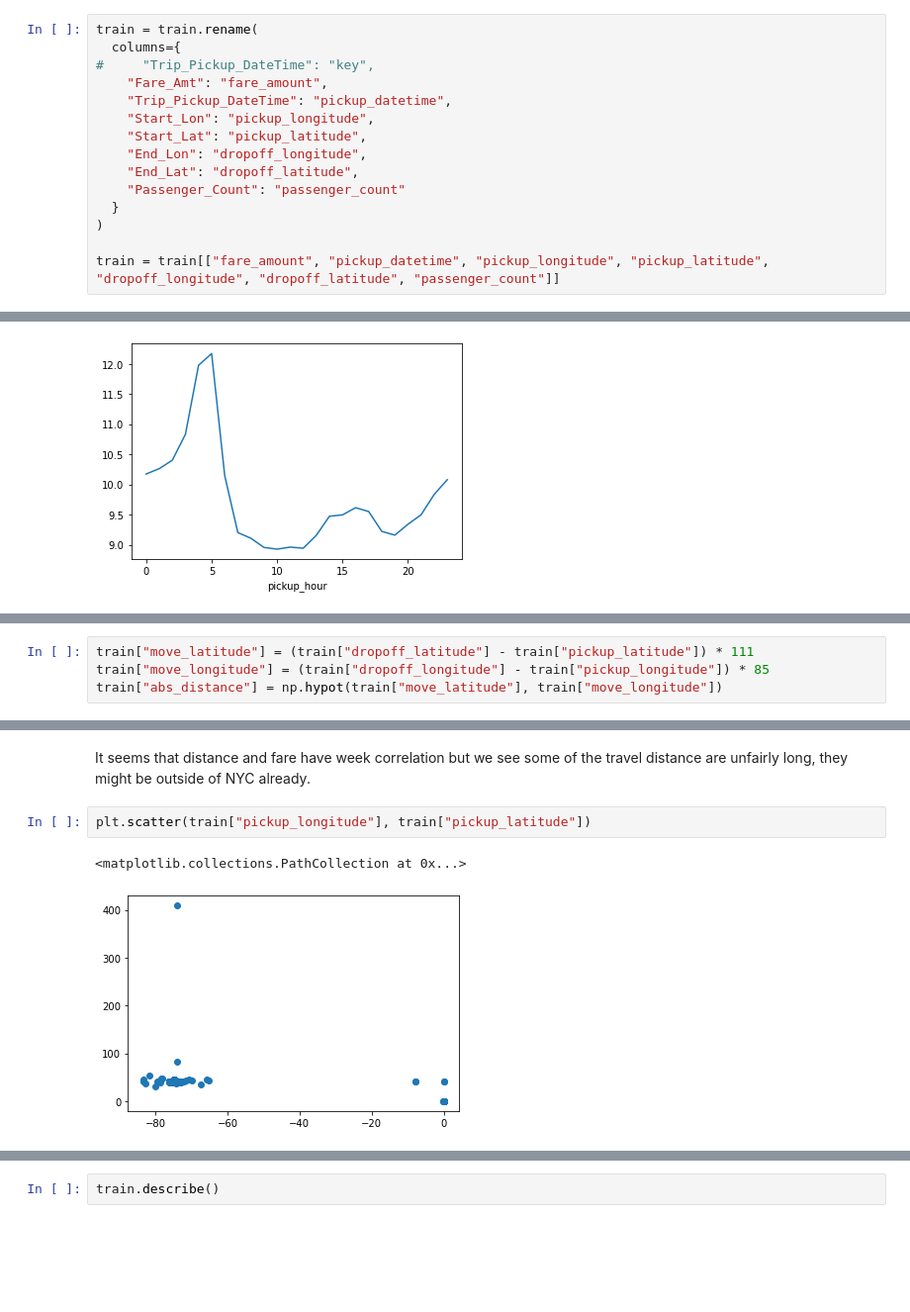
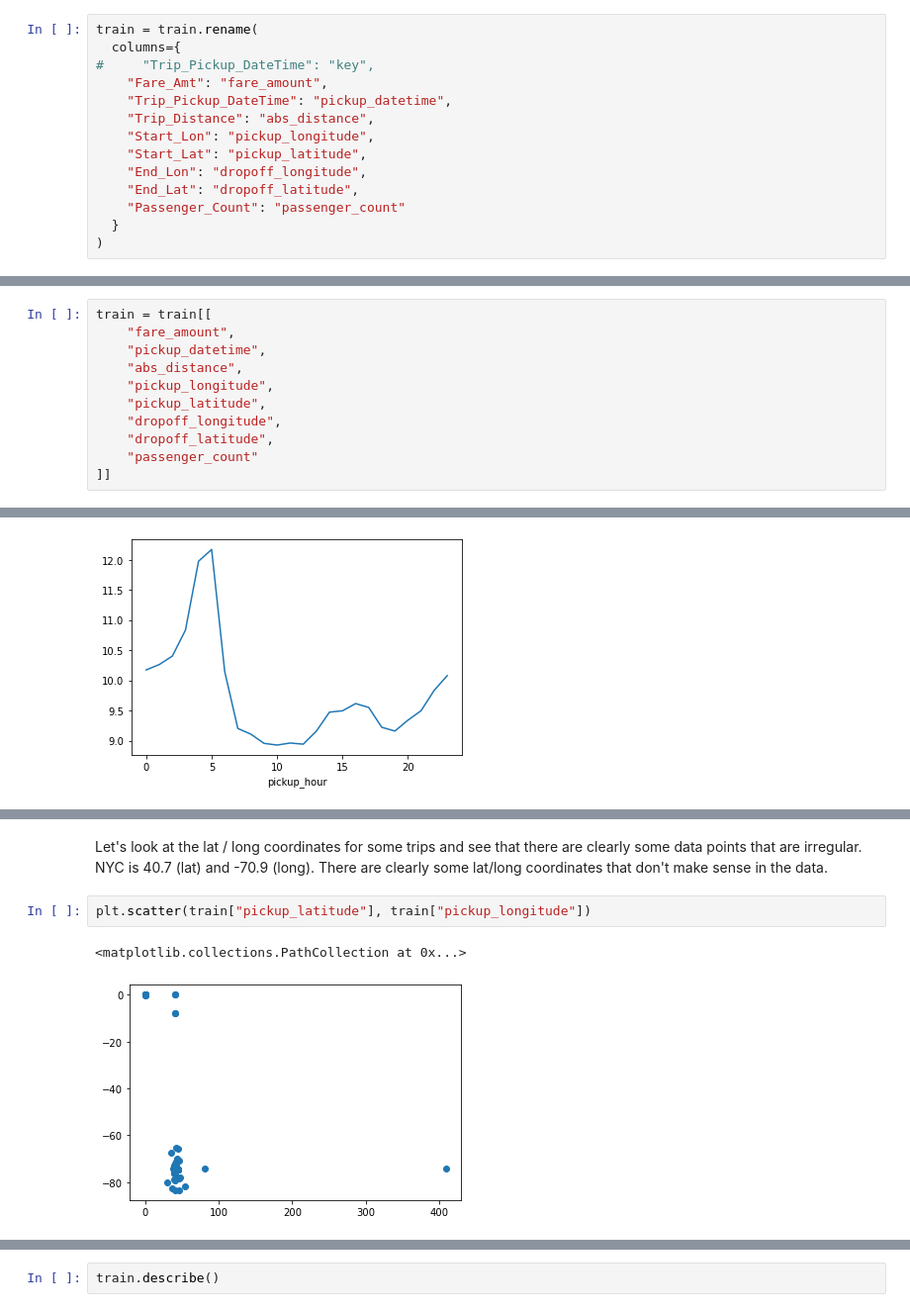
Before and after one commit to MrPowers/coiled, a Jupyter notebook: ny_taxi_fare_prediction.ipynb, the cells around one changed output, grey strips where cells are left out. Shown at 99% size. Cells and saved outputs as stored; diff of their text form; blank space fills up the shorter version.

```diff
--- a/ny_taxi_fare_prediction.ipynb
+++ b/ny_taxi_fare_prediction.ipynb
@@ -49,6 +39,7 @@ train = train.rename(
 #     "Trip_Pickup_DateTime": "key",
     "Fare_Amt": "fare_amount",
     "Trip_Pickup_DateTime": "pickup_datetime",
+    "Trip_Distance": "abs_distance",
     "Start_Lon": "pickup_longitude",
     "Start_Lat": "pickup_latitude",
     "End_Lon": "dropoff_longitude",
@@ -56,5 +47,3 @@ train = train.rename(
     "Passenger_Count": "passenger_count"
   }
 )
-
-train = train[["fare_amount", "pickup_datetime", "pickup_longitude", "pickup_latitude", "dropoff_longitude", "dropoff_latitude", "passenger_count"]]
@@ -79,3 +50,14 @@ train
+# %%
+train = train[[
+    "fare_amount",
+    "pickup_datetime",
+    "abs_distance",
+    "pickup_longitude",
+    "pickup_latitude",
+    "dropoff_longitude",
+    "dropoff_latitude",
+    "passenger_count"
+]]
 # %% [markdown]
 ## Exploratory Data Analysis
 # %%
@@ -157,4 +101,0 @@ Next we are curious about to what extent travel distance is relevent to taxi far
-# %%
-train["move_latitude"] = (train["dropoff_latitude"] - train["pickup_latitude"]) * 111
-train["move_longitude"] = (train["dropoff_longitude"] - train["pickup_longitude"]) * 85
-train["abs_distance"] = np.hypot(train["move_latitude"], train["move_longitude"])
@@ -166,7 +109,7 @@ plt.scatter(train["abs_distance"], train["fare_amount"])
-# %% [markdown]
-It seems that distance and fare have week correlation but we see some of the travel distance are unfairly long, they might be outside of NYC already.
+# %% [markdown]
+Let's look at the lat / long coordinates for some trips and see that there are clearly some data points that are irregular.  NYC is 40.7 (lat) and -70.9 (long).  There are clearly some lat/long coordinates that don't make sense in the data.
 # %%
-plt.scatter(train["pickup_longitude"], train["pickup_latitude"])
+plt.scatter(train["pickup_latitude"], train["pickup_longitude"])
 # %% [output]
 <matplotlib.collections.PathCollection at 0x...>
-[figure, old version]
+[figure, new version]
```
Also changed, not shown: parts of 70 cells of this notebook.
